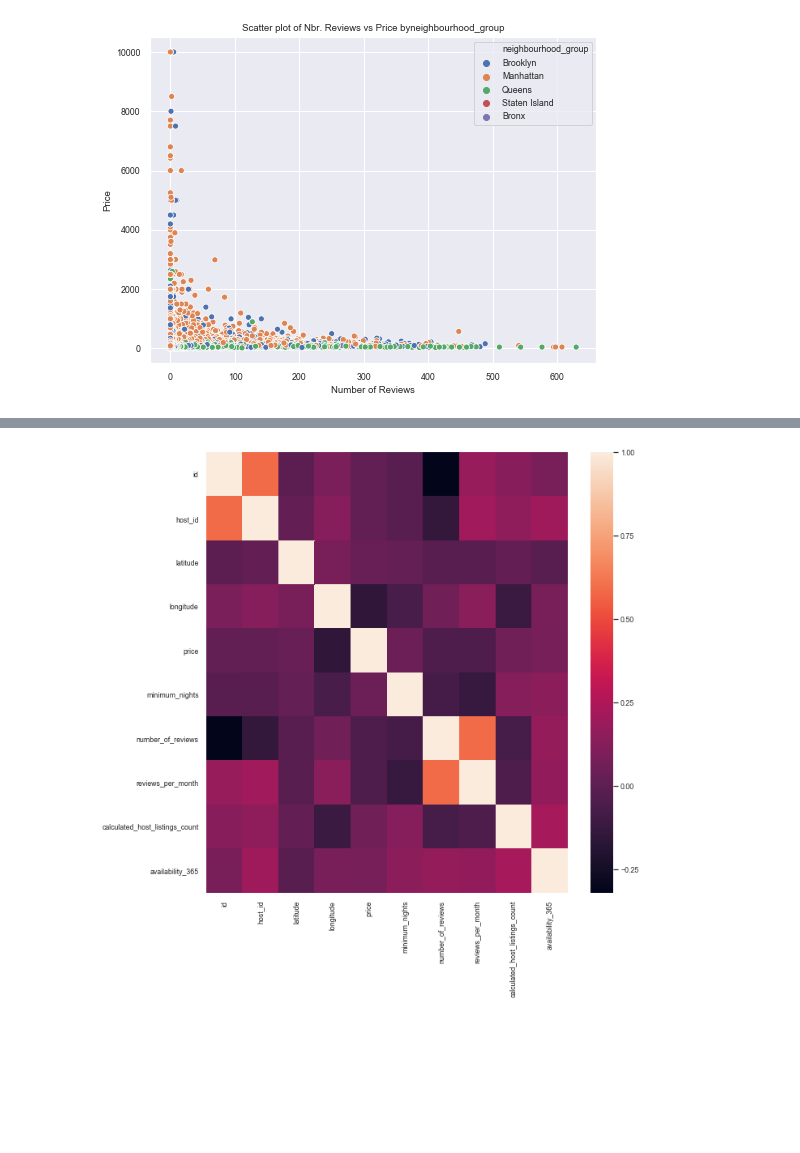
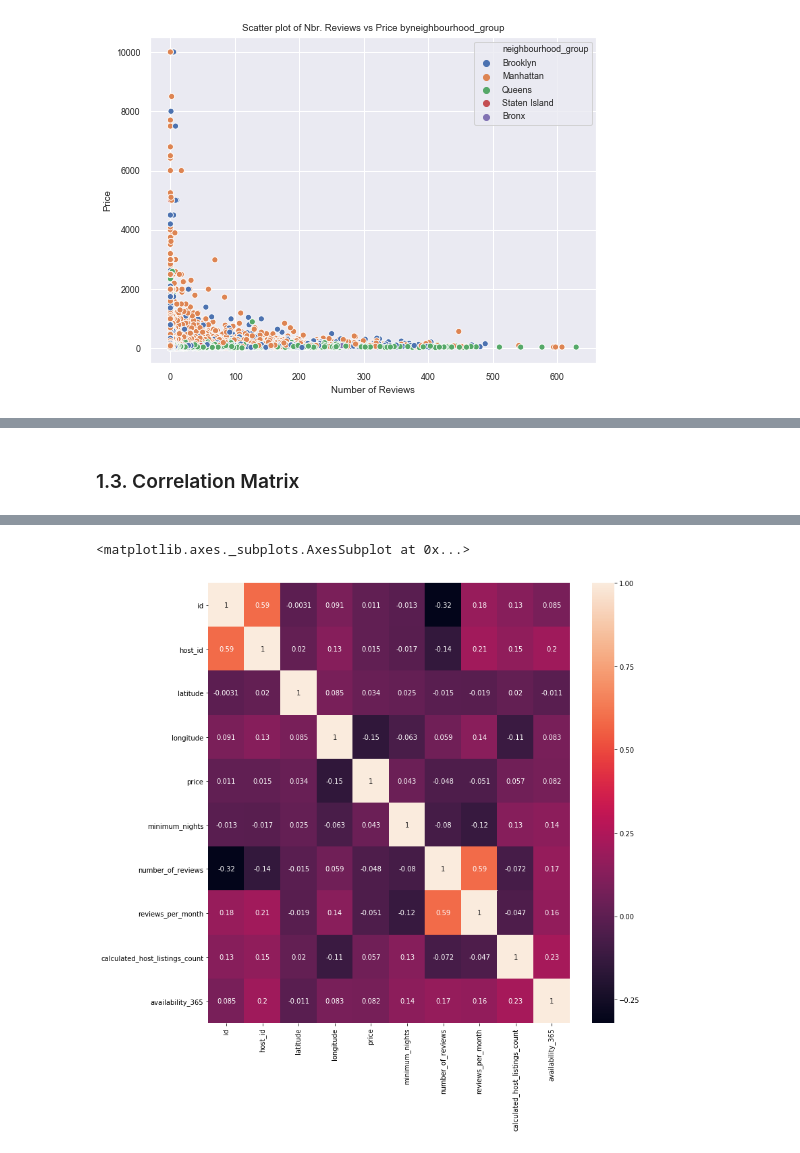
Before and after one commit to MinhDg00/Analysis-with-NYC-dataset-, a Jupyter notebook: NYC Airbnb .ipynb, the cells around one changed output, grey strips where cells are left out. Saved outputs shown, nothing was run; the diff lists cells and outputs as text; code cells hidden in the pictures; blank space fills up the shorter version.

```diff
--- a/NYC Airbnb .ipynb
+++ b/NYC Airbnb .ipynb
@@ -250,6 +333,6 @@ Now, we will look into the correlation matrix
+# %% [markdown]
+### 1.3. Correlation Matrix <a id='1.3'></a>
 # %%
-f = plt.figure(figsize = (10,10))
-sns.heatmap(airbnb.corr())
-
-airbnb.corr().style.background_gradient().set_precision(2)
+f = plt.figure(figsize = (12,12))
+sns.heatmap(airbnb.corr(), annot = True)
 # %% [output]
@@ -267 +339,2 @@ airbnb.corr().style.background_gradient().set_precision(2)
+<matplotlib.axes._subplots.AxesSubplot at 0x...>
-[figure, old version]
+[figure, new version]
```
Also changed, not shown: parts of 51 cells of this notebook.
